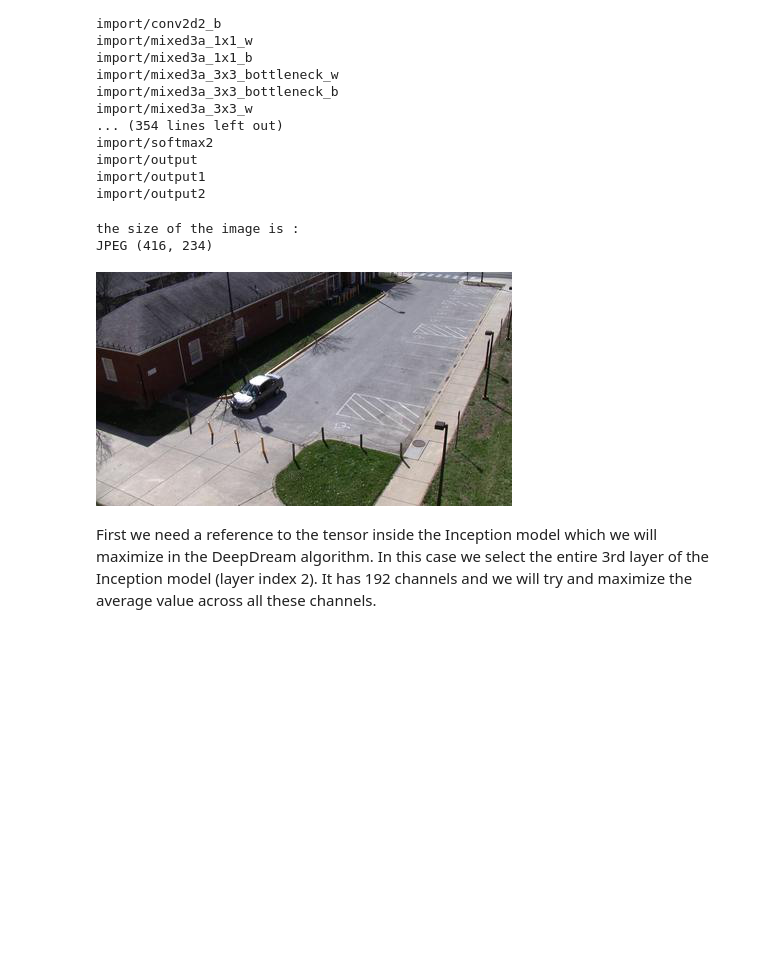
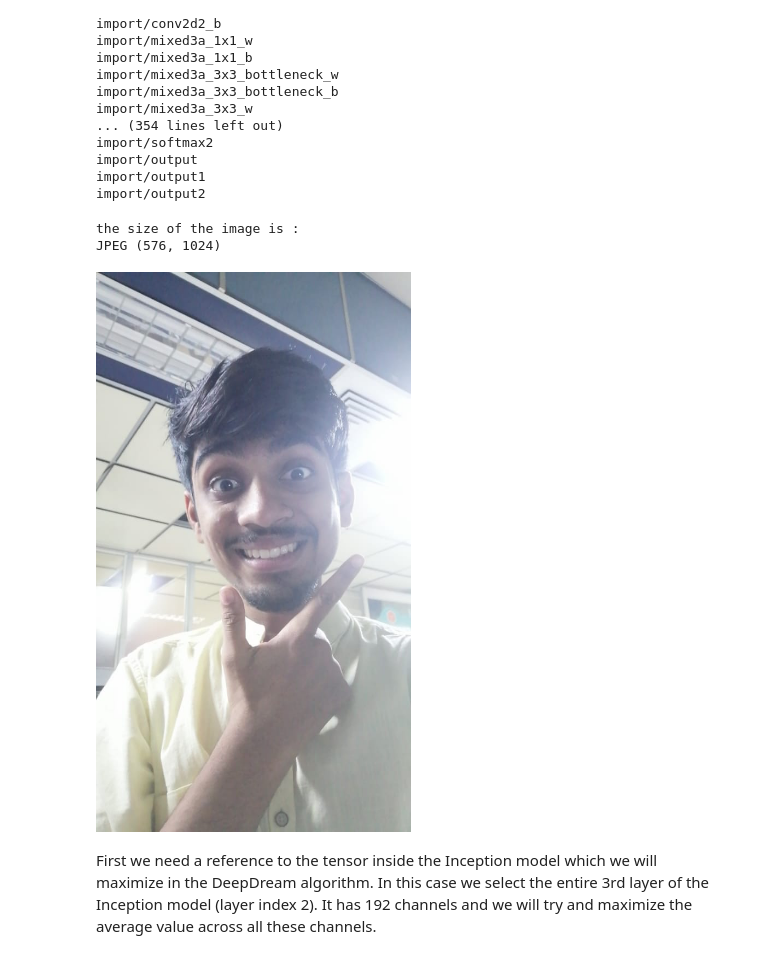
Before and after one commit to siddu1998/Internship-Indian-Institute-of-Science, a Jupyter notebook: RP1/Code/DeepDream_using_tensorflow.ipynb, the cells around one changed output. Drawn from its saved outputs; the diff is of its cells as text; code cells hidden in the pictures; blank space fills up the shorter version.

```diff
--- a/RP1/Code/DeepDream_using_tensorflow.ipynb
+++ b/RP1/Code/DeepDream_using_tensorflow.ipynb
@@ -387,12 +387,12 @@ def recursive_optimize(layer_tensor, image,
 # Tensorflow Session
 session = tf.InteractiveSession(graph=model.graph)
 # %%
-image=load_image(filename='testing_images/small_car.jpg')
+image=load_image(filename='testing_images/sai_2.jpeg')
 plot_image(image)
 # %% [output]
 the size of the image is :
-JPEG (416, 234)
+JPEG (576, 1024)
-[figure, old version]
+[figure, new version]
 # %% [markdown]
 First we need a reference to the tensor inside the Inception model which we will maximize in the DeepDream algorithm. In this case we select the entire 3rd layer of the Inception model (layer index 2). It has 192 channels and we
 will try and maximize the average value across all these channels.
```
Also changed, not shown: parts of 3 cells of this notebook, 5 other files.
